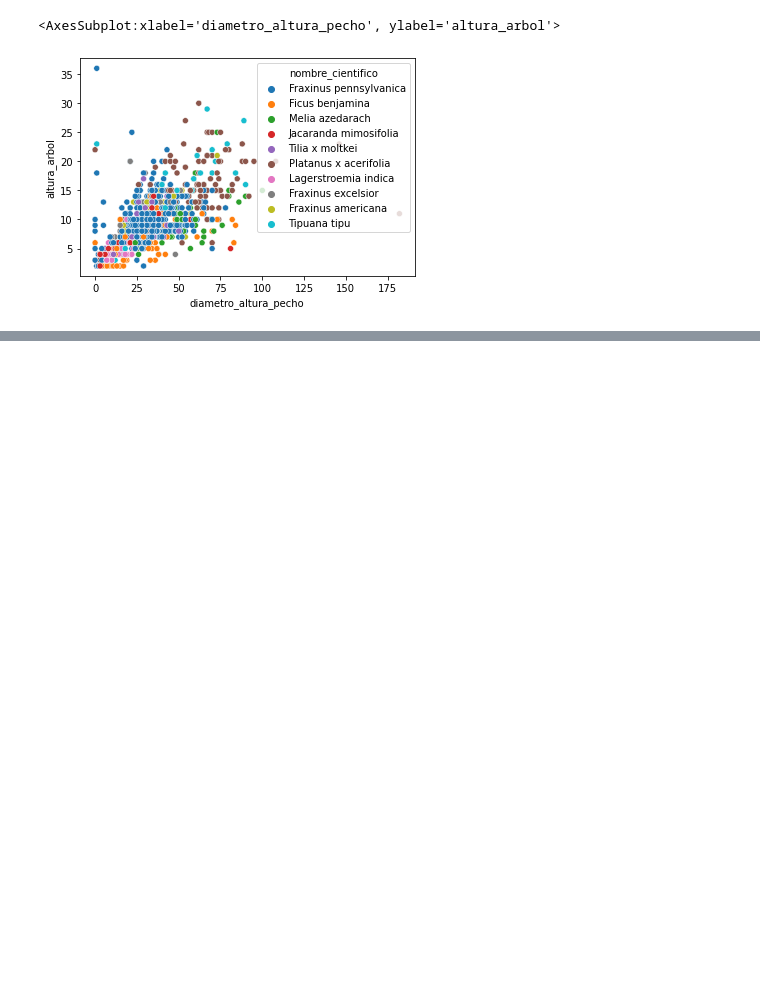
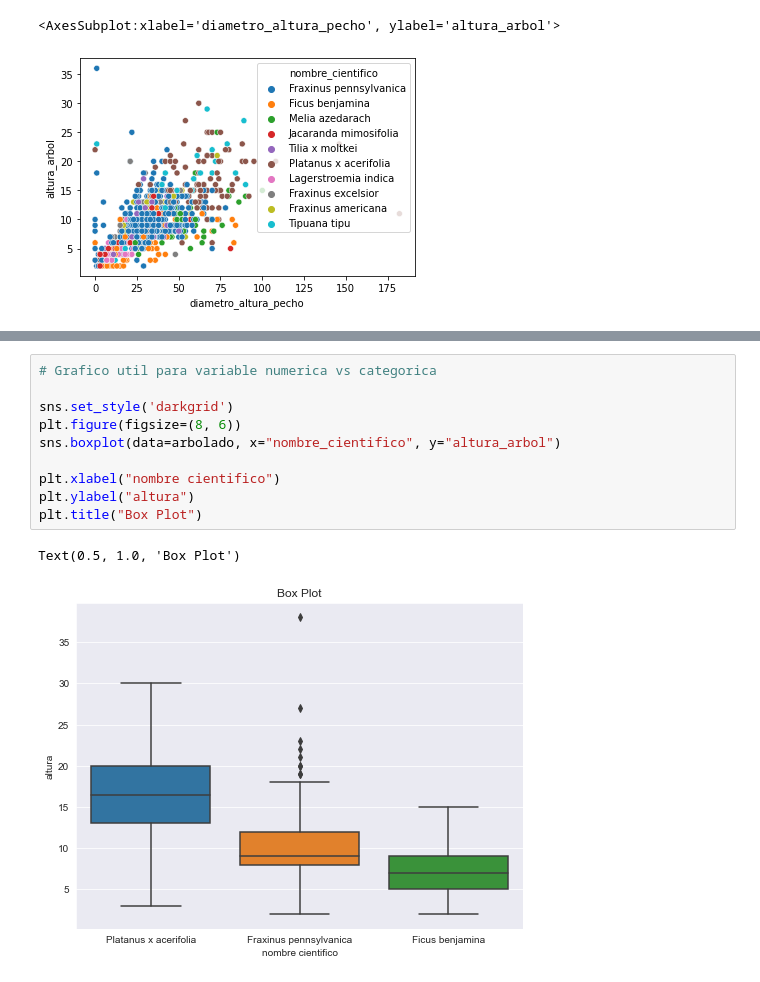
Before and after one commit to IonatanPerez/Cursos_DHDS_CN14, a Jupyter notebook: Clases/C10 - Visualizaciones/Modelo - C10.ipynb, the cells around one changed output, grey strips where cells are left out. Cells and saved outputs as stored; diff of their text form; blank space fills up the shorter version.

```diff
--- a/Clases/C10 - Visualizaciones/Modelo - C10.ipynb
+++ b/Clases/C10 - Visualizaciones/Modelo - C10.ipynb
@@ -64,0 +103,13 @@ sns.scatterplot(data=arbolado, y="altura_arbol", x="diametro_altura_pecho", hue=
+# %%
+# Grafico util para variable numerica vs categorica
+
+sns.set_style('darkgrid')
+plt.figure(figsize=(8, 6))
+sns.boxplot(data=arbolado, x="nombre_cientifico", y="altura_arbol")
+
+plt.xlabel("nombre cientifico")
+plt.ylabel("altura")
+plt.title("Box Plot")
+# %% [output]
+Text(0.5, 1.0, 'Box Plot')
+[figure, added]
```
Also changed, not shown: parts of 6 cells of this notebook, 6 other files.
